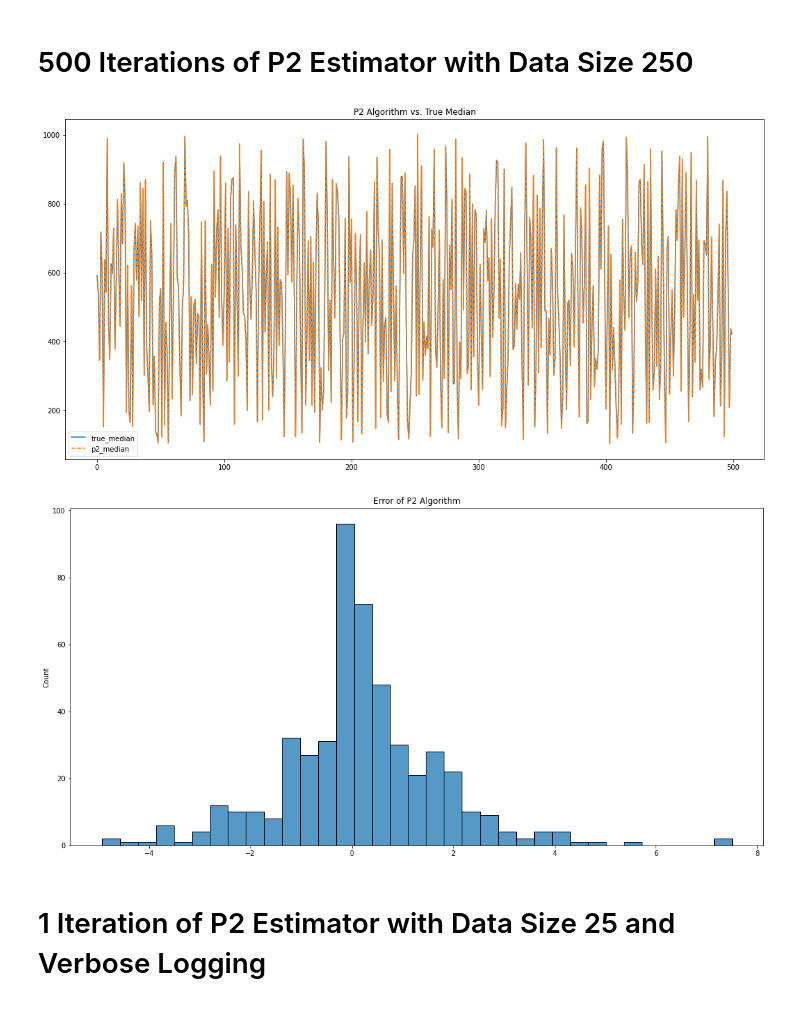
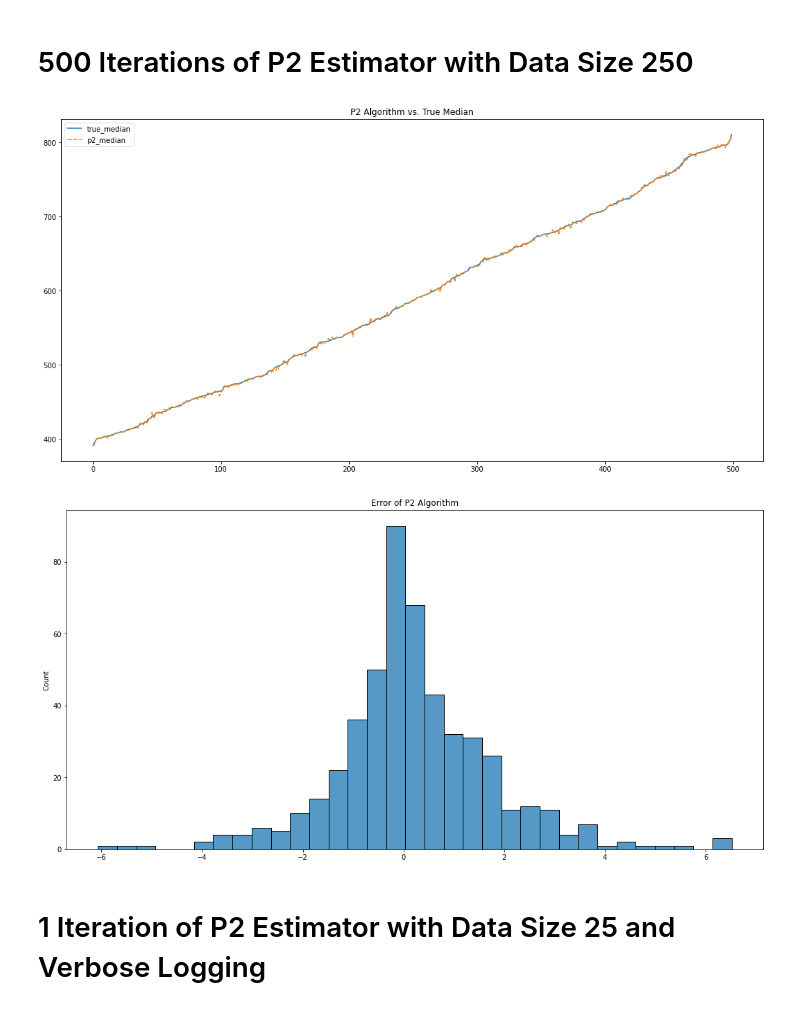
Before and after one commit to ibrahimdirar/Quantile-Calculator-Without-Storing-Observations, a Jupyter notebook: p2_quantile.ipynb, the cells around one changed output. Cells and saved outputs as stored; diff of their text form; code cells hidden in the pictures.

```diff
--- a/p2_quantile.ipynb
+++ b/p2_quantile.ipynb
@@ -124,7 +124,7 @@ def main(data_size, iterations, p=0.5, verbose=False):
     for _ in range(iterations):
         p2 = P2Algorithm(p, logger=logger)
 
-        mean = random.randint(100, 1000)
+        mean = random.randint(400, 800)
         std = random.randint(1, 100)
         data = np.random.normal(mean, std, data_size)
 
@@ -140,15 +140,17 @@ def main(data_size, iterations, p=0.5, verbose=False):
 # %%
 true_medians, p2_medians = main(data_size=250, iterations=500, verbose=False)
 results = pd.DataFrame({"true_median": true_medians, "p2_median": p2_medians})
+# sorting results just to make the plot look nicer
+results = results.sort_values(by="true_median").reset_index(drop=True)
 plt.figure(figsize=(18, 9))
 sns.lineplot(data=results).set(title="P2 Algorithm vs. True Median")
 error = results["true_median"] - results["p2_median"]
 plt.figure(figsize=(18, 9))
 sns.histplot(data=error).set(title="Error of P2 Algorithm")
 plt.show()
 # %% [output]
-[figure, old version]
+[figure, new version]
-[figure, old version]
+[figure, new version]
 # %% [markdown]
 # 1 Iteration of P2 Estimator with Data Size 25 and Verbose Logging
 # %%
```
Also changed, not shown: parts of 1 cell of this notebook.
